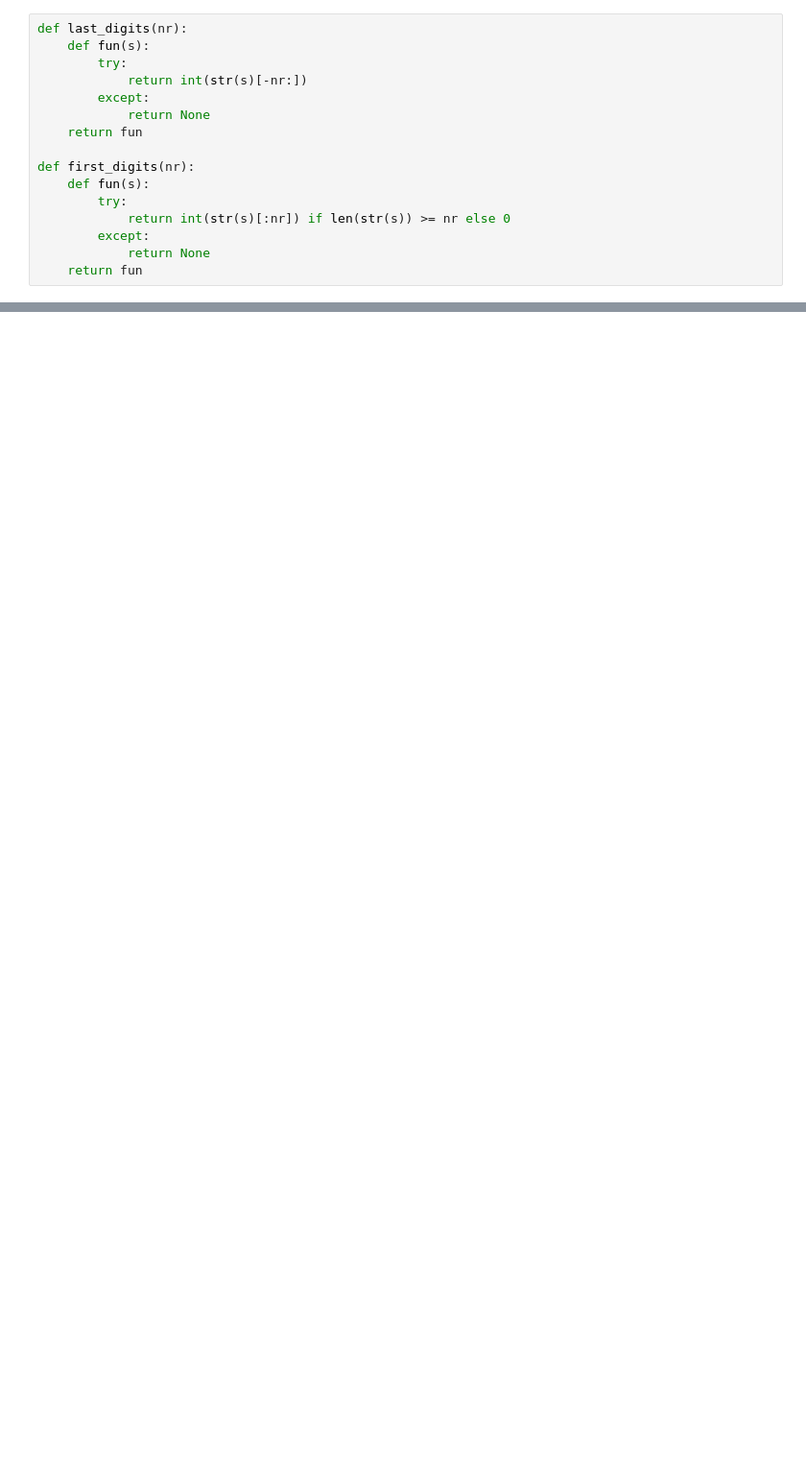
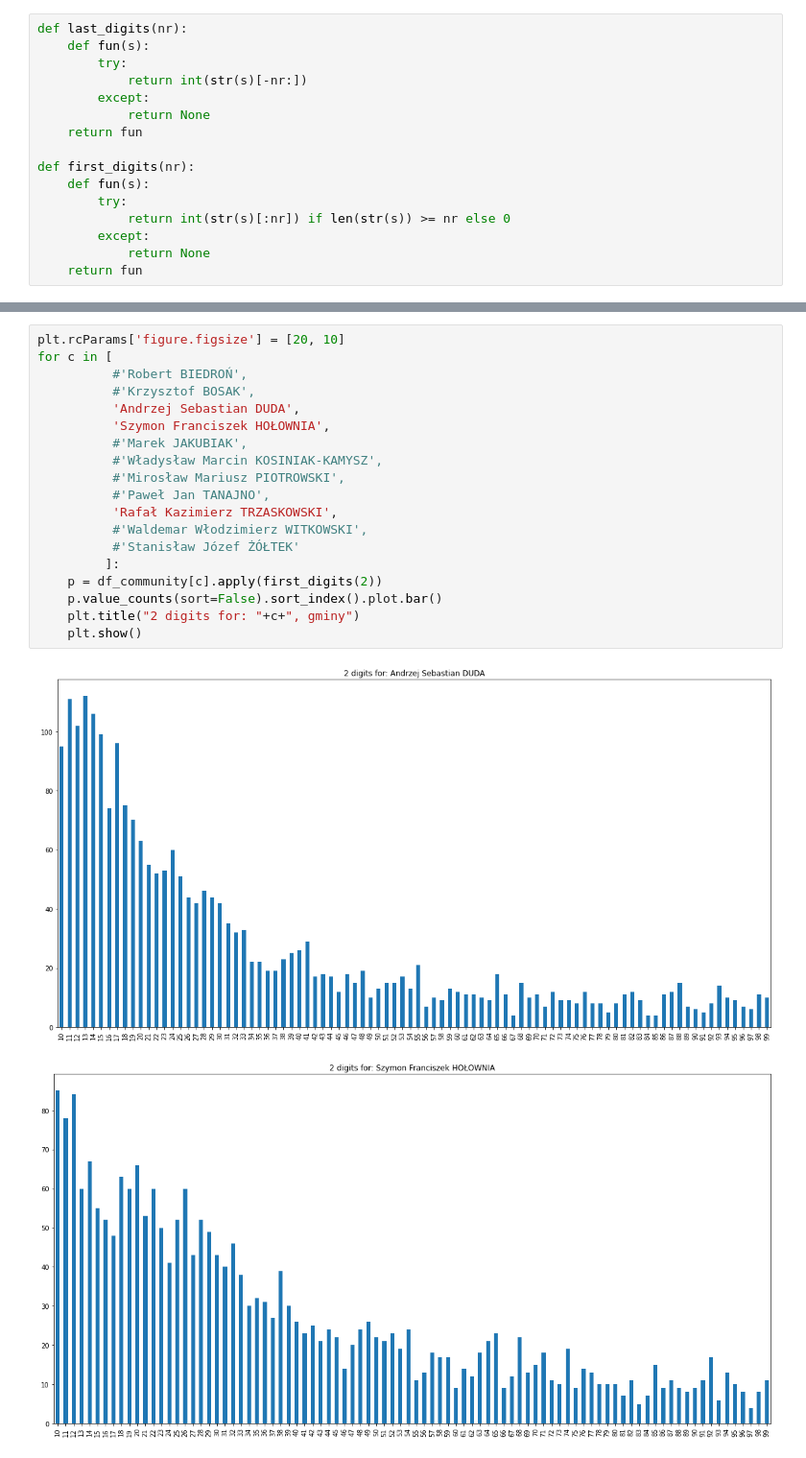
Before and after one commit to przemekr/elections2020, a Jupyter notebook: main.ipynb, the cells around one changed output, grey strips where cells are left out. Shown: that part at 96% size. Cells and saved outputs as stored; diff of their text form; blank space fills up the shorter version.

```diff
--- a/main.ipynb
+++ b/main.ipynb
@@ -51,0 +64,22 @@ print("hi")
+# %%
+plt.rcParams['figure.figsize'] = [20, 10]
+for c in [
+          #'Robert BIEDROŃ',
+          #'Krzysztof BOSAK',
+          'Andrzej Sebastian DUDA',
+          'Szymon Franciszek HOŁOWNIA',
+          #'Marek JAKUBIAK',
+          #'Władysław Marcin KOSINIAK-KAMYSZ',
+          #'Mirosław Mariusz PIOTROWSKI',
+          #'Paweł Jan TANAJNO',
+          'Rafał Kazimierz TRZASKOWSKI',
+          #'Waldemar Włodzimierz WITKOWSKI',
+          #'Stanisław Józef ŻÓŁTEK'
+         ]:
+    p = df_community[c].apply(first_digits(2))
+    p.value_counts(sort=False).sort_index().plot.bar()
+    plt.title("2 digits for: "+c+", gminy")
+    plt.show()
+# %% [output]
+[figure, added]
+[figure, added]
```
Also changed, not shown: parts of 6 cells of this notebook.
